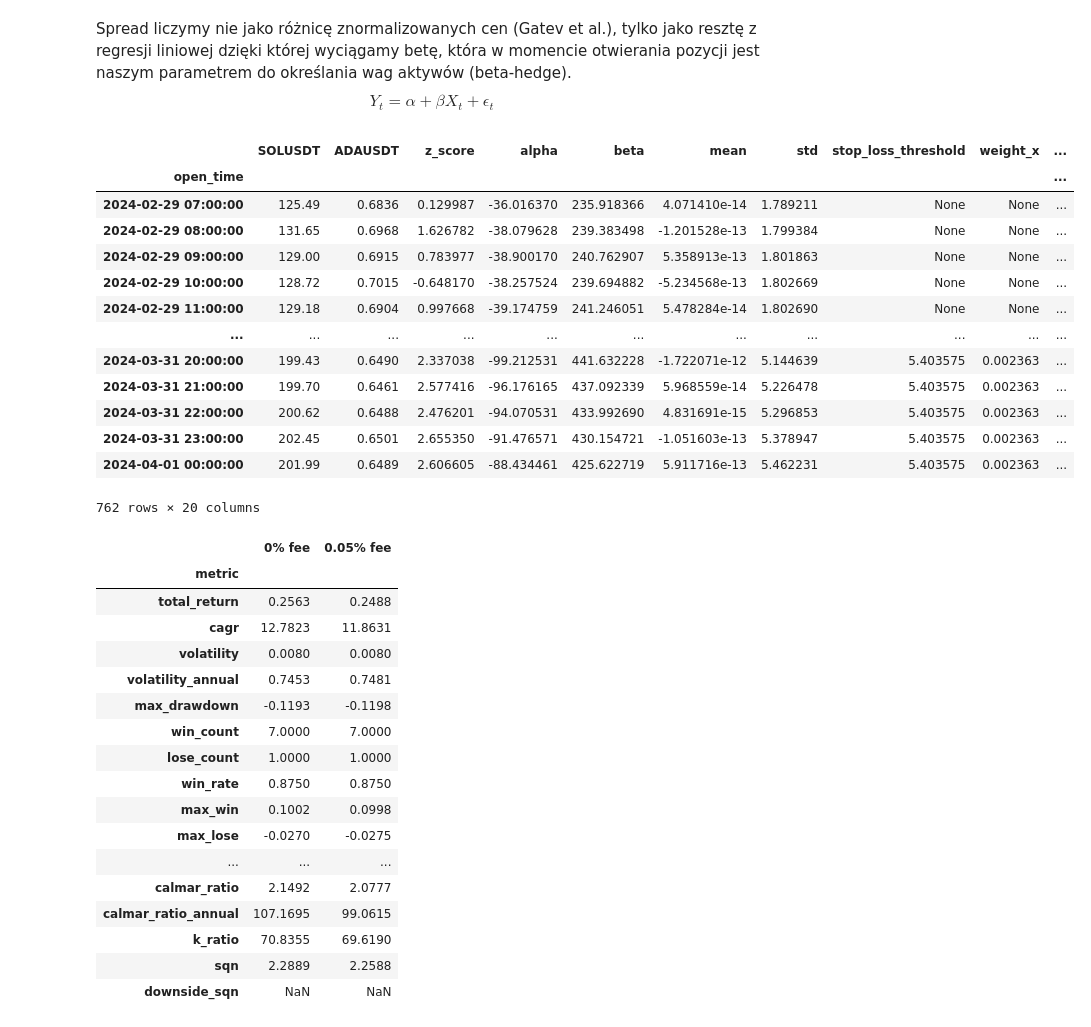
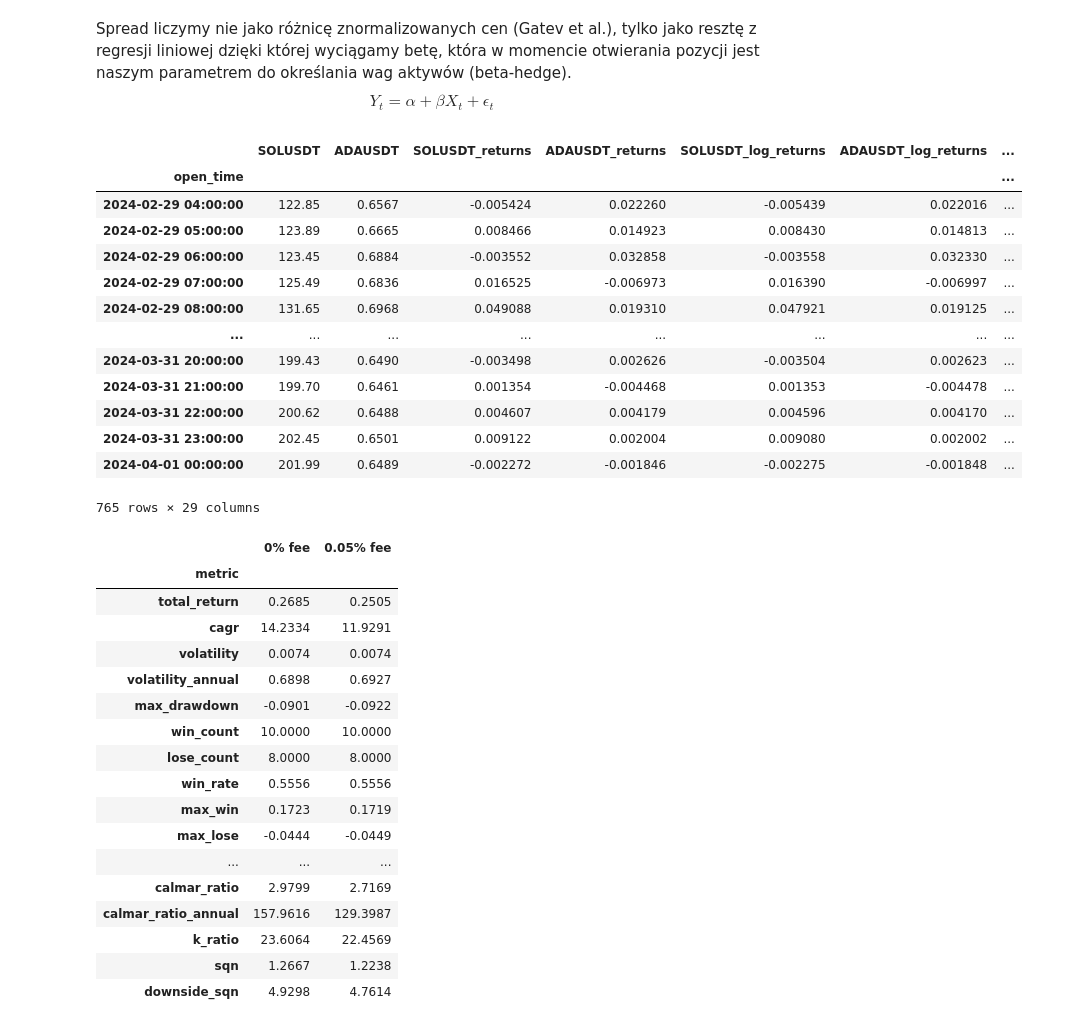
Before and after one commit to damianlebiedz/research-paper, a Jupyter notebook: notebooks/strategy.ipynb, the cells around one changed output. Drawn from its saved outputs; the diff is of its cells as text; code cells hidden in the pictures.

```diff
--- a/notebooks/strategy.ipynb
+++ b/notebooks/strategy.ipynb
@@ -47,13 +47,14 @@ position_size = 1  # always 100% of portfolio
 entry_threshold = 2 # 2 std from z-score
 exit_threshold = 0
 stop_loss = 1.5 #1.5 of an entry threshold; 150%
-rolling_window = 200
+rolling_window = 100
 # %%
 # Load pair
 from modules.data_services.data_pipeline import load_pair
-from modules.data_services.data_utils import pre_training_start
+from modules.data_services.data_utils import pre_training_start, add_returns
 
 pt_start = pre_training_start(start=trading_start, interval=interval, rolling_window_steps=rolling_window)
 
 # data = load_pair(x=pairs_2[0].split('-')[0], y=pairs_2[0].split('-')[1], start=pt_start, end=trading_end, interval=interval)
-data = load_pair(x='SOLUSDT', y='ADAUSDT', start=pt_start, end=trading_end, interval=interval)
+pair = load_pair(x='SOLUSDT', y='ADAUSDT', start=pt_start, end=trading_end, interval=interval)
+add_returns(pair) # TODO: UWAGA - UCINA PIERWSZY WIERSZ; BRAĆ START O 1 INTERWAŁ MNIEJSZY
@@ -63,49 +82,49 @@ $$Y_t = \alpha + \beta X_t + \epsilon_t$$
 # %%
 # Run strategy
 from modules.performance.strategy import run_strategy
 
-data.fee_rate = fee_rate
-data.initial_cash = initial_cash
+pair.fee_rate = fee_rate
+pair.initial_cash = initial_cash
 
-run_strategy(data, rolling_window, entry_threshold, exit_threshold, stop_loss, position_size, is_spread=False, static_hedge=False)
-data.data
+run_strategy(pair, rolling_window, entry_threshold, exit_threshold, stop_loss, position_size, is_spread=False, static_hedge=True, source="prices")
+pair.data
 # %% [output]
-|  | SOLUSDT | ADAUSDT | z_score | alpha | beta | mean | std | stop_loss_threshold | weight_x | ... |
-| open_time |  |  |  |  |  |  |  |  |  | ... |
-| 2024-02-29 07:00:00 | 125.49 | 0.6836 | 0.129987 | -36.016370 | 235.918366 | 4.071410e-14 | 1.789211 | None | None | ... |
-| 2024-02-29 08:00:00 | 131.65 | 0.6968 | 1.626782 | -38.079628 | 239.383498 | -1.201528e-13 | 1.799384 | None | None | ... |
-| 2024-02-29 09:00:00 | 129.00 | 0.6915 | 0.783977 | -38.900170 | 240.762907 | 5.358913e-13 | 1.801863 | None | None | ... |
-| 2024-02-29 10:00:00 | 128.72 | 0.7015 | -0.648170 | -38.257524 | 239.694882 | -5.234568e-13 | 1.802669 | None | None | ... |
-| 2024-02-29 11:00:00 | 129.18 | 0.6904 | 0.997668 | -39.174759 | 241.246051 | 5.478284e-14 | 1.802690 | None | None | ... |
-| ... | ... | ... | ... | ... | ... | ... | ... | ... | ... | ... |
-| 2024-03-31 20:00:00 | 199.43 | 0.6490 | 2.337038 | -99.212531 | 441.632228 | -1.722071e-12 | 5.144639 | 5.403575 | 0.002363 | ... |
-| 2024-03-31 21:00:00 | 199.70 | 0.6461 | 2.577416 | -96.176165 | 437.092339 | 5.968559e-14 | 5.226478 | 5.403575 | 0.002363 | ... |
-| 2024-03-31 22:00:00 | 200.62 | 0.6488 | 2.476201 | -94.070531 | 433.992690 | 4.831691e-15 | 5.296853 | 5.403575 | 0.002363 | ... |
-| 2024-03-31 23:00:00 | 202.45 | 0.6501 | 2.655350 | -91.476571 | 430.154721 | -1.051603e-13 | 5.378947 | 5.403575 | 0.002363 | ... |
-| 2024-04-01 00:00:00 | 201.99 | 0.6489 | 2.606605 | -88.434461 | 425.622719 | 5.911716e-13 | 5.462231 | 5.403575 | 0.002363 | ... |
+|  | SOLUSDT | ADAUSDT | SOLUSDT_returns | ADAUSDT_returns | SOLUSDT_log_returns | ADAUSDT_log_returns | ... |
+| open_time |  |  |  |  |  |  | ... |
+| 2024-02-29 04:00:00 | 122.85 | 0.6567 | -0.005424 | 0.022260 | -0.005439 | 0.022016 | ... |
+| 2024-02-29 05:00:00 | 123.89 | 0.6665 | 0.008466 | 0.014923 | 0.008430 | 0.014813 | ... |
+| 2024-02-29 06:00:00 | 123.45 | 0.6884 | -0.003552 | 0.032858 | -0.003558 | 0.032330 | ... |
+| 2024-02-29 07:00:00 | 125.49 | 0.6836 | 0.016525 | -0.006973 | 0.016390 | -0.006997 | ... |
+| 2024-02-29 08:00:00 | 131.65 | 0.6968 | 0.049088 | 0.019310 | 0.047921 | 0.019125 | ... |
+| ... | ... | ... | ... | ... | ... | ... | ... |
+| 2024-03-31 20:00:00 | 199.43 | 0.6490 | -0.003498 | 0.002626 | -0.003504 | 0.002623 | ... |
+| 2024-03-31 21:00:00 | 199.70 | 0.6461 | 0.001354 | -0.004468 | 0.001353 | -0.004478 | ... |
+| 2024-03-31 22:00:00 | 200.62 | 0.6488 | 0.004607 | 0.004179 | 0.004596 | 0.004170 | ... |
+| 2024-03-31 23:00:00 | 202.45 | 0.6501 | 0.009122 | 0.002004 | 0.009080 | 0.002002 | ... |
+| 2024-04-01 00:00:00 | 201.99 | 0.6489 | -0.002272 | -0.001846 | -0.002275 | -0.001848 | ... |
-762 rows × 20 columns
+765 rows × 29 columns
 # %%
 # Calculate statistics
 from modules.performance.strategy import calculate_stats
 
-data.stats = calculate_stats(data)
-data.stats
+pair.stats = calculate_stats(pair)
+pair.stats
 # %% [output]
 |  | 0% fee | 0.05% fee |
 | metric |  |  |
-| total_return | 0.2563 | 0.2488 |
-| cagr | 12.7823 | 11.8631 |
-| volatility | 0.0080 | 0.0080 |
-| volatility_annual | 0.7453 | 0.7481 |
-| max_drawdown | -0.1193 | -0.1198 |
-| win_count | 7.0000 | 7.0000 |
-| lose_count | 1.0000 | 1.0000 |
-| win_rate | 0.8750 | 0.8750 |
-| max_win | 0.1002 | 0.0998 |
-| max_lose | -0.0270 | -0.0275 |
+| total_return | 0.2685 | 0.2505 |
+| cagr | 14.2334 | 11.9291 |
+| volatility | 0.0074 | 0.0074 |
+| volatility_annual | 0.6898 | 0.6927 |
+| max_drawdown | -0.0901 | -0.0922 |
+| win_count | 10.0000 | 10.0000 |
+| lose_count | 8.0000 | 8.0000 |
+| win_rate | 0.5556 | 0.5556 |
+| max_win | 0.1723 | 0.1719 |
+| max_lose | -0.0444 | -0.0449 |
 | ... | ... | ... |
-| calmar_ratio | 2.1492 | 2.0777 |
-| calmar_ratio_annual | 107.1695 | 99.0615 |
-| k_ratio | 70.8355 | 69.6190 |
-| sqn | 2.2889 | 2.2588 |
-| downside_sqn | NaN | NaN |
+| calmar_ratio | 2.9799 | 2.7169 |
+| calmar_ratio_annual | 157.9616 | 129.3987 |
+| k_ratio | 23.6064 | 22.4569 |
+| sqn | 1.2667 | 1.2238 |
+| downside_sqn | 4.9298 | 4.7614 |
```
Also changed, not shown: parts of 3 cells of this notebook, 3 other files.
